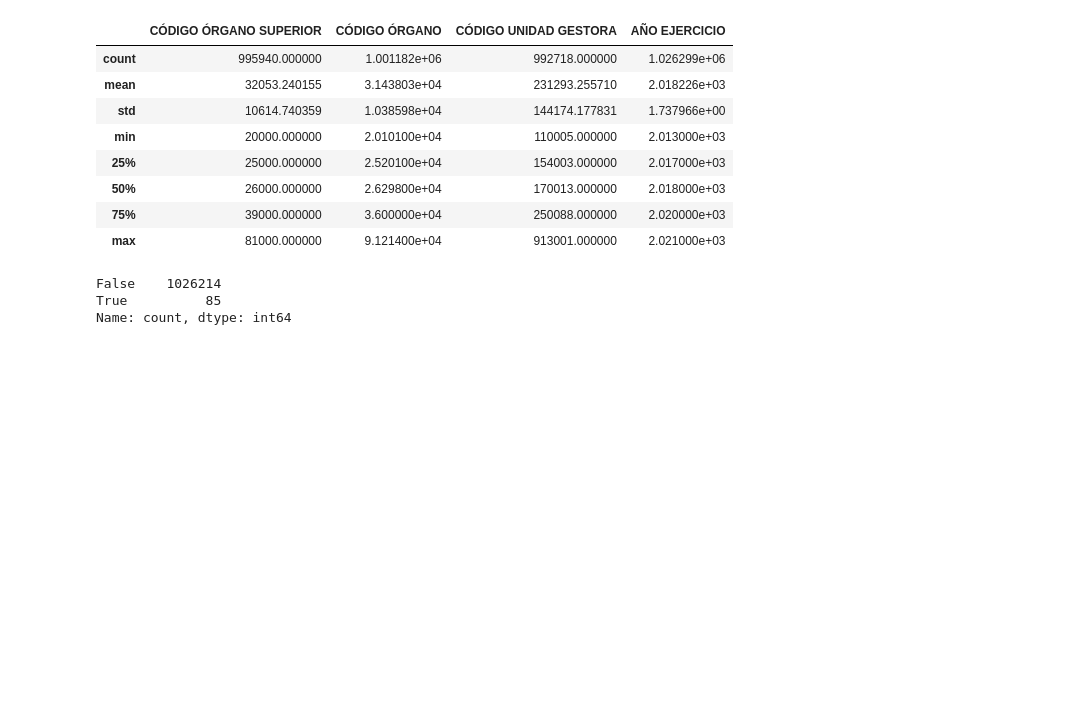
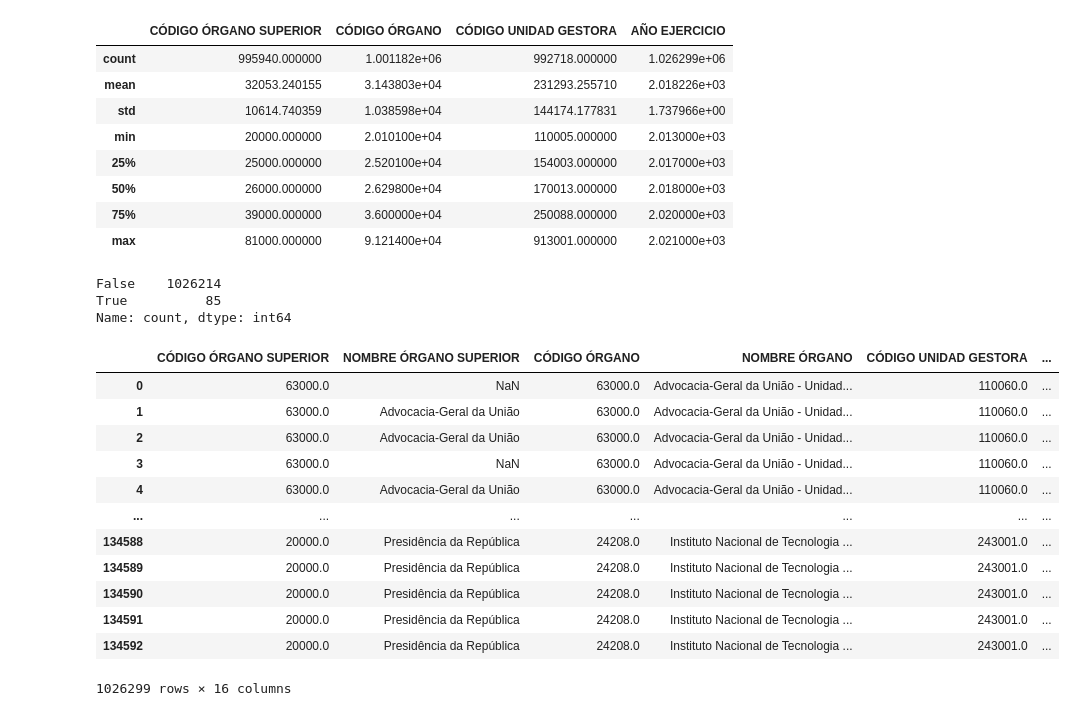
Before and after one commit to Rcm89/Proyecto2-EDA-Ingresos-Publicos-Brasil, a Jupyter notebook: notebooks/notebook_archivos.ipynb, the cells around one changed output. Drawn from its saved outputs; the diff is of its cells as text; code cells hidden in the pictures; blank space fills up the shorter version.

```diff
--- a/notebooks/notebook_archivos.ipynb
+++ b/notebooks/notebook_archivos.ipynb
@@ -520,9 +516,32 @@ dfs_concatenados.describe()
 | 50% | 26000.000000 | 2.629800e+04 | 170013.000000 | 2.018000e+03 |
 | 75% | 39000.000000 | 3.600000e+04 | 250088.000000 | 2.020000e+03 |
 | max | 81000.000000 | 9.121400e+04 | 913001.000000 | 2.021000e+03 |
+# %%
+#Contemos el número de filas duplicadas
+dfs_concatenados.duplicated().value_counts()
+# %% [output]
+False    1026214
+True          85
+Name: count, dtype: int64
+# %%
+# Convertimos las columnas de "VALOR PREVISTO ACTUALIZADO", "VALOR LANZADO" Y "PORCENTAJE REALIZADO" a float
+
+columnas_a_convertir = dfs_concatenados.columns[[10, 11, 12, 13]]
+dfs_concatenados[columnas_a_convertir] = dfs_concatenados[columnas_a_convertir].replace(',', '.', regex=True)
+dfs_concatenados[columnas_a_convertir] = dfs_concatenados[columnas_a_convertir].astype(float)
 # %%
-dfs_concatenados.duplicated().value_counts()
+dfs_concatenados
 # %% [output]
+|  | CÓDIGO ÓRGANO SUPERIOR | NOMBRE ÓRGANO SUPERIOR | CÓDIGO ÓRGANO | NOMBRE ÓRGANO | CÓDIGO UNIDAD GESTORA | ... |
+| 0 | 63000.0 | NaN | 63000.0 | Advocacia-Geral da União - Unidad... | 110060.0 | ... |
+| 1 | 63000.0 | Advocacia-Geral da União | 63000.0 | Advocacia-Geral da União - Unidad... | 110060.0 | ... |
+| 2 | 63000.0 | Advocacia-Geral da União | 63000.0 | Advocacia-Geral da União - Unidad... | 110060.0 | ... |
+| 3 | 63000.0 | NaN | 63000.0 | Advocacia-Geral da União - Unidad... | 110060.0 | ... |
+| 4 | 63000.0 | Advocacia-Geral da União | 63000.0 | Advocacia-Geral da União - Unidad... | 110060.0 | ... |
+| ... | ... | ... | ... | ... | ... | ... |
+| 134588 | 20000.0 | Presidência da República | 24208.0 | Instituto Nacional de Tecnologia ... | 243001.0 | ... |
+| 134589 | 20000.0 | Presidência da República | 24208.0 | Instituto Nacional de Tecnologia ... | 243001.0 | ... |
+| 134590 | 20000.0 | Presidência da República | 24208.0 | Instituto Nacional de Tecnologia ... | 243001.0 | ... |
+| 134591 | 20000.0 | Presidência da República | 24208.0 | Instituto Nacional de Tecnologia ... | 243001.0 | ... |
+| 134592 | 20000.0 | Presidência da República | 24208.0 | Instituto Nacional de Tecnologia ... | 243001.0 | ... |
-False    1026214
-True          85
-Name: count, dtype: int64
+1026299 rows × 16 columns
```
Also changed, not shown: parts of 2 cells of this notebook.
